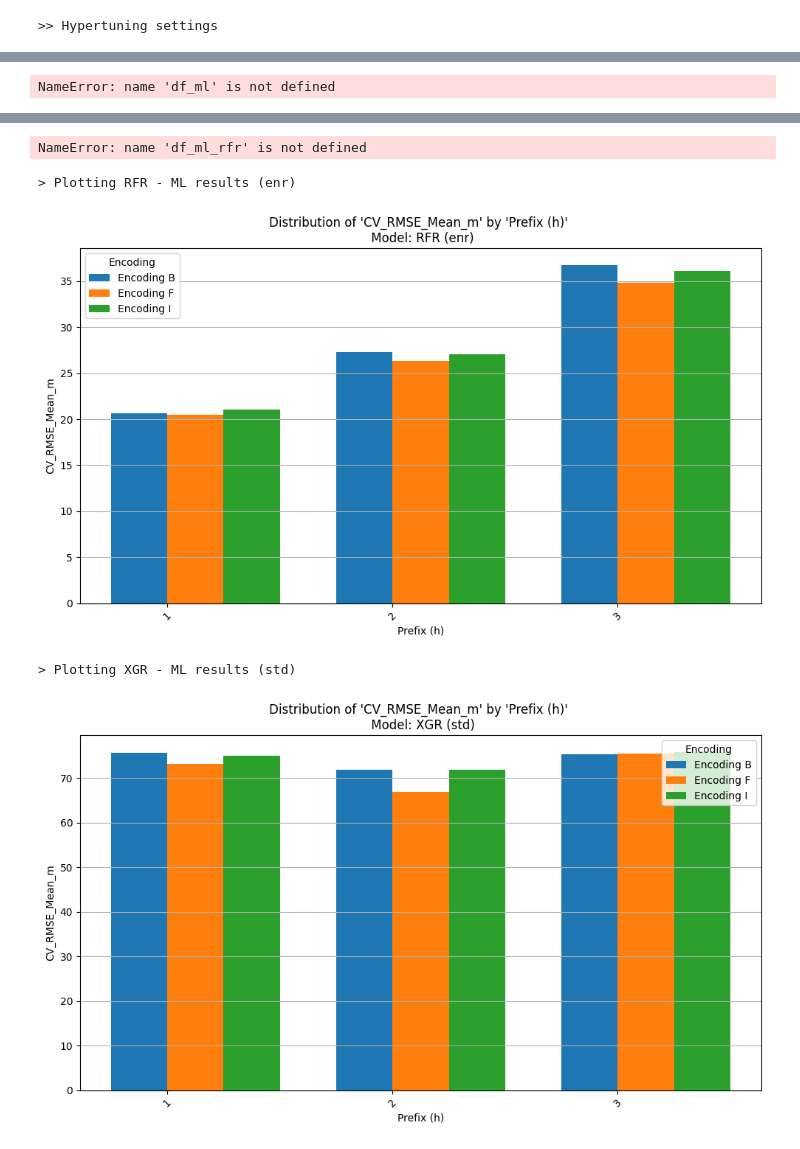
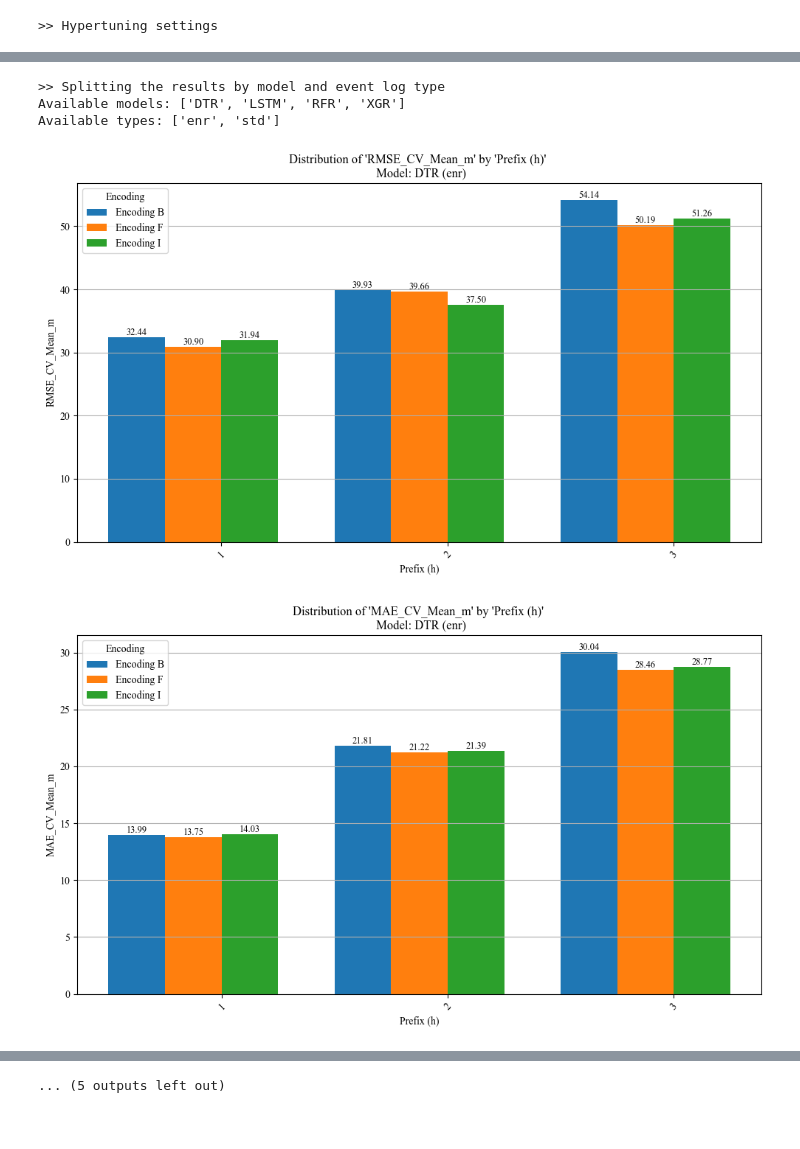
Before and after one commit to roberto-nai/PPM-ED, a Jupyter notebook: 04_log_prediction.ipynb, the cells around one changed output, grey strips where cells are left out. Drawn from its saved outputs; the diff is of its cells as text; code cells hidden in the pictures.

```diff
--- a/04_log_prediction.ipynb
+++ b/04_log_prediction.ipynb
@@ -46,7 +50,8 @@ ml_dir = str(yaml_config["ML_DIR"]) # <-- INPUT: the directoryin which to save M
 label_column = "REMAINING_TIME_sec" # <-- INPUT: label for prediction
 drop_column = ["CaseID", "TIMESTAMP"]  # <-- INPUT: columns to drop
 cv_folds = int(yaml_config["CV_FOLDS"])
-ht = 0 # <-- INPUT performs hypertuning: 1 yes, 0 no
+
+ht = 1 # <-- INPUT performs hypertuning: 1 yes, 0 no
 ht_str = None
 
 # Event log types (stadard or enriched)
@@ -1179,11 +1117,18 @@ df_ml
 # %%
 print(">> Splitting the results by model and event log type")
 list_models = sorted(df_ml["Model"].unique().tolist())
 list_types = sorted(df_ml["Type"].unique().tolist())
+print("Available models:", list_models)
+print("Available types:", list_types)
 for model_name in list_models:
     df_ml_model = df_ml[df_ml["Model"] == model_name]
     for type_name in list_types:
         df_ml_model_type = df_ml_model[df_ml_model["Type"] == type_name]
-        plot_custom_distribution_side_by_side(df_ml_model_type, "Prefix (h)", "CV_RMSE_Mean_m", "Encoding", f"{model_name} ({type_name})", ht_str)
+        plot_custom_distribution_side_by_side(df_ml_model_type, "Prefix (h)", "RMSE_CV_Mean_m", "Encoding", f"{model_name} ({type_name})", ht_str)
+        plot_custom_distribution_side_by_side(df_ml_model_type, "Prefix (h)", "MAE_CV_Mean_m", "Encoding", f"{model_name} ({type_name})", ht_str)
 # %% [output]
-NameError: name 'df_ml' is not defined
+>> Splitting the results by model and event log type
+Available models: ['DTR', 'LSTM', 'RFR', 'XGR']
+Available types: ['enr', 'std']
+[figure, added]
+[figure, added]
@@ -1190,23 +1144 @@ NameError: name 'df_ml' is not defined
+... (5 outputs left out)
-# %%
-if (len(df_ml_rfr) > 0):
-    df_ml_rfr_std = df_ml_rfr[df_ml_rfr["Type"] == std_suffix]
-    print(f"> Plotting RFR - ML results ({std_suffix})")
-    plot_custom_distribution_side_by_side(df_ml_rfr_std, "Prefix (h)", "CV_RMSE_Mean_m", "Encoding", f"RFR ({std_suffix})", ht_str)
-# %% [output]
-NameError: name 'df_ml_rfr' is not defined
-# %%
-if (len(df_ml_rfr) > 0):
-    df_ml_rfr_enr = df_ml_rfr[df_ml_rfr["Type"] == enr_suffix]
-    print(f"> Plotting RFR - ML results ({enr_suffix})")
-    plot_custom_distribution_side_by_side(df_ml_rfr_enr, "Prefix (h)", "CV_RMSE_Mean_m", "Encoding", f"RFR ({enr_suffix})", ht_str)
-# %% [output]
-> Plotting RFR - ML results (enr)
-[figure, removed]
-# %%
-if (len(df_ml_xgr) > 0):
-    df_ml_xgr_std = df_ml_xgr[df_ml_xgr["Type"] == std_suffix]
-    print(f"> Plotting XGR - ML results ({std_suffix})")
-    plot_custom_distribution_side_by_side(df_ml_xgr_std, "Prefix (h)", "CV_RMSE_Mean_m", "Encoding", f"XGR ({std_suffix})", ht_str)
-# %% [output]
-> Plotting XGR - ML results (std)
-[figure, removed]
```
Also changed, not shown: parts of 17 cells of this notebook, 4 other files.
